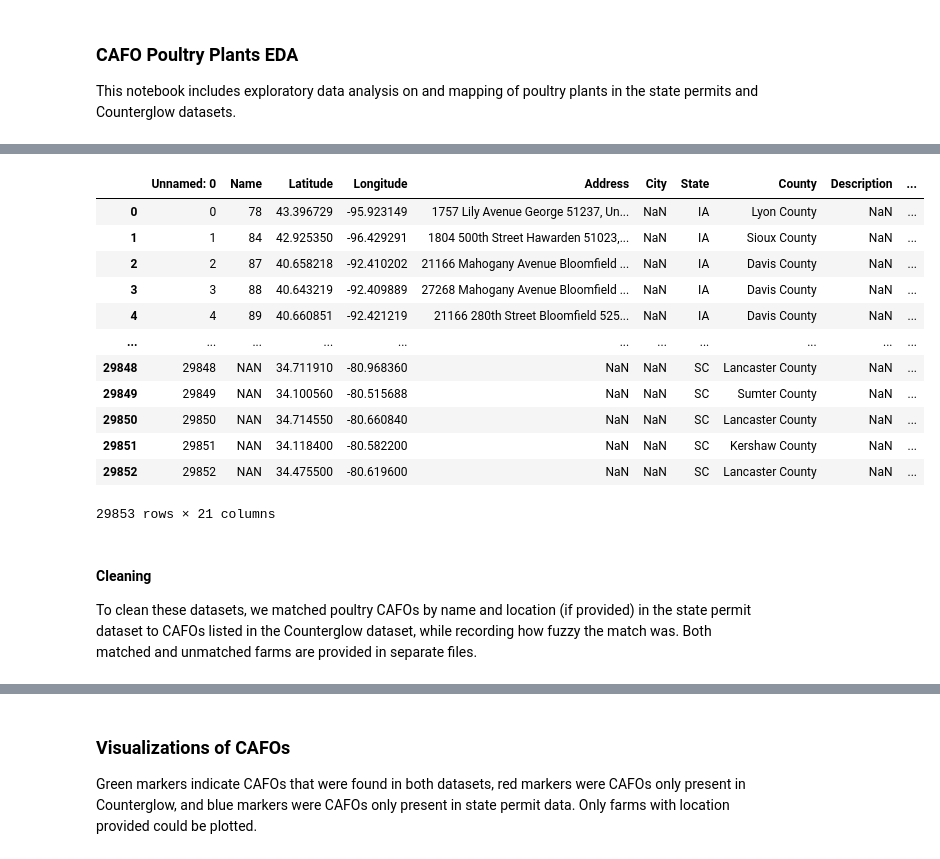
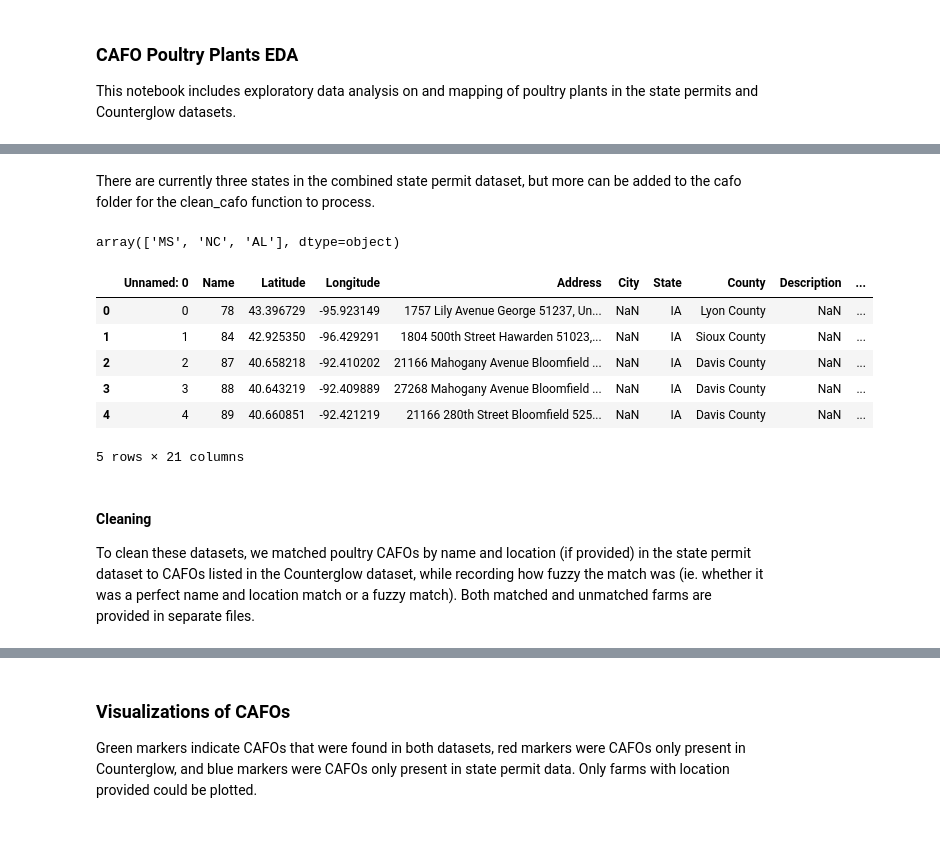
Before and after one commit to uchicago-dsi/rafi-poultry, a Jupyter notebook: notebooks/cafo_poultry_eda.ipynb, the cells around one changed output, grey strips where cells are left out. Cells and saved outputs as stored; diff of their text form; code cells hidden in the pictures.

Commit message:
cleaned my notebooks
Former-commit-id: 403a275850fc8a92d0583b66afe201ecf0a40f1f

```diff
--- a/notebooks/cafo_poultry_eda.ipynb
+++ b/notebooks/cafo_poultry_eda.ipynb
@@ -30,23 +21,23 @@ permit_data_joined
+# %% [markdown]
+There are currently three states in the combined state permit dataset, but more can be added to the cafo folder for the clean_cafo function to process.
+# %%
+permit_data_joined['state'].unique()
+# %% [output]
+array(['MS', 'NC', 'AL'], dtype=object)
 # %%
-counterglow
+counterglow.head()
 # %% [output]
 |  | Unnamed: 0 | Name | Latitude | Longitude | Address | City | State | County | Description | ... |
 | 0 | 0 | 78 | 43.396729 | -95.923149 | 1757 Lily Avenue George 51237, Un... | NaN | IA | Lyon County | NaN | ... |
 | 1 | 1 | 84 | 42.925350 | -96.429291 | 1804 500th Street Hawarden 51023,... | NaN | IA | Sioux County | NaN | ... |
 | 2 | 2 | 87 | 40.658218 | -92.410202 | 21166 Mahogany Avenue Bloomfield ... | NaN | IA | Davis County | NaN | ... |
 | 3 | 3 | 88 | 40.643219 | -92.409889 | 27268 Mahogany Avenue Bloomfield ... | NaN | IA | Davis County | NaN | ... |
 | 4 | 4 | 89 | 40.660851 | -92.421219 | 21166 280th Street Bloomfield 525... | NaN | IA | Davis County | NaN | ... |
-| ... | ... | ... | ... | ... | ... | ... | ... | ... | ... | ... |
-| 29848 | 29848 | NAN | 34.711910 | -80.968360 | NaN | NaN | SC | Lancaster County | NaN | ... |
-| 29849 | 29849 | NAN | 34.100560 | -80.515688 | NaN | NaN | SC | Sumter County | NaN | ... |
-| 29850 | 29850 | NAN | 34.714550 | -80.660840 | NaN | NaN | SC | Lancaster County | NaN | ... |
-| 29851 | 29851 | NAN | 34.118400 | -80.582200 | NaN | NaN | SC | Kershaw County | NaN | ... |
-| 29852 | 29852 | NAN | 34.475500 | -80.619600 | NaN | NaN | SC | Lancaster County | NaN | ... |
-29853 rows × 21 columns
+5 rows × 21 columns
 # %% [markdown]
 #### Cleaning
 
-To clean these datasets, we matched poultry CAFOs by name and location (if provided) in the state permit dataset to CAFOs listed in the Counterglow dataset, while recording how fuzzy the match was. Both matched and unmatched farms are provided in separate files.
+To clean these datasets, we matched poultry CAFOs by name and location (if provided) in the state permit dataset to CAFOs listed in the Counterglow dataset, while recording how fuzzy the match was (ie. whether it was a perfect name and location match or a fuzzy match). Both matched and unmatched farms are provided in separate files.
 # %%
 matched_farms = pd.read_csv(MATCHED_FARMS_FPATH)
 unmatched_farms = pd.read_csv(UNMATCHED_FARMS_FPATH)
```
Also changed, not shown: parts of 4 cells of this notebook, 1 other file.
